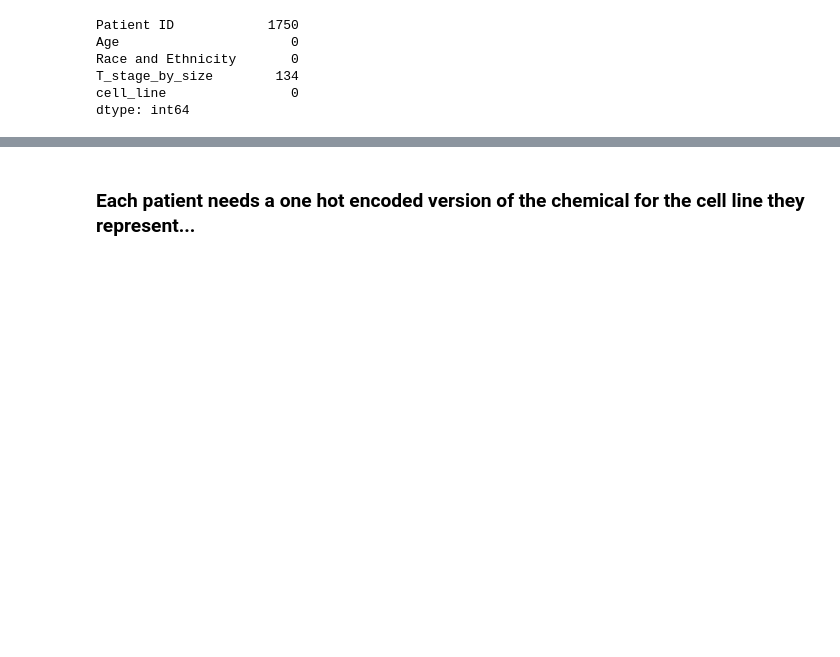
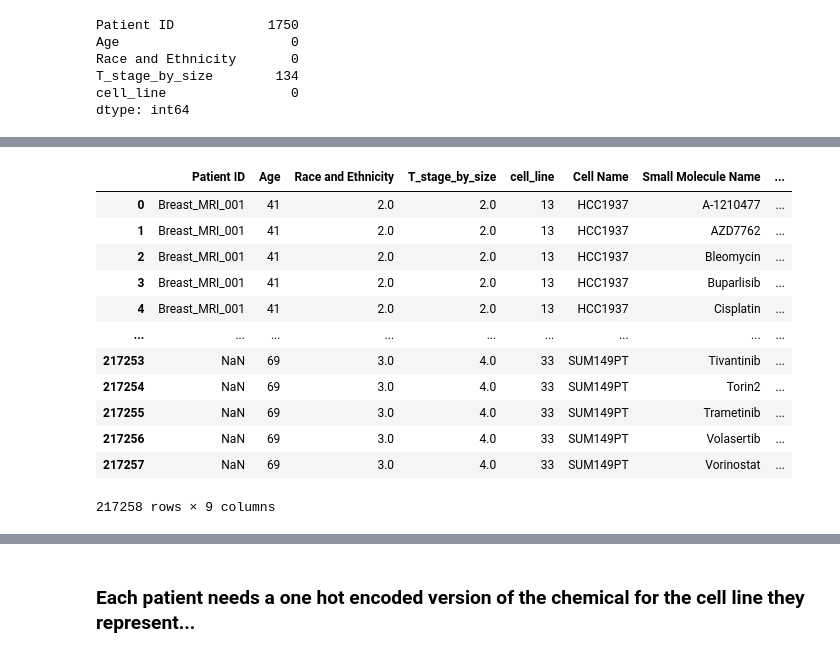
Before and after one commit to Sammccarthypotter/Data_277_-Cancer, a Jupyter notebook: Best_chemical_per_patient.ipynb, the cells around one changed output, grey strips where cells are left out. Drawn from its saved outputs; the diff is of its cells as text; code cells hidden in the pictures; blank space fills up the shorter version.

```diff
--- a/Best_chemical_per_patient.ipynb
+++ b/Best_chemical_per_patient.ipynb
@@ -108,0 +159,19 @@ dtype: int64
+# %%
+patient_drug_df = pd.merge(patients_df, valid_IC50s, left_on='cell_line', right_on='Cell_Name_Mapped', how='inner')
+
+# Display the merged dataframe
+patient_drug_df
+# %% [output]
+|  | Patient ID | Age | Race and Ethnicity | T_stage_by_size | cell_line | Cell Name | Small Molecule Name | ... |
+| 0 | Breast_MRI_001 | 41 | 2.0 | 2.0 | 13 | HCC1937 | A-1210477 | ... |
+| 1 | Breast_MRI_001 | 41 | 2.0 | 2.0 | 13 | HCC1937 | AZD7762 | ... |
+| 2 | Breast_MRI_001 | 41 | 2.0 | 2.0 | 13 | HCC1937 | Bleomycin | ... |
+| 3 | Breast_MRI_001 | 41 | 2.0 | 2.0 | 13 | HCC1937 | Buparlisib | ... |
+| 4 | Breast_MRI_001 | 41 | 2.0 | 2.0 | 13 | HCC1937 | Cisplatin | ... |
+| ... | ... | ... | ... | ... | ... | ... | ... | ... |
+| 217253 | NaN | 69 | 3.0 | 4.0 | 33 | SUM149PT | Tivantinib | ... |
+| 217254 | NaN | 69 | 3.0 | 4.0 | 33 | SUM149PT | Torin2 | ... |
+| 217255 | NaN | 69 | 3.0 | 4.0 | 33 | SUM149PT | Trametinib | ... |
+| 217256 | NaN | 69 | 3.0 | 4.0 | 33 | SUM149PT | Volasertib | ... |
+| 217257 | NaN | 69 | 3.0 | 4.0 | 33 | SUM149PT | Vorinostat | ... |
+217258 rows × 9 columns
```
Also changed, not shown: parts of 15 cells of this notebook.
